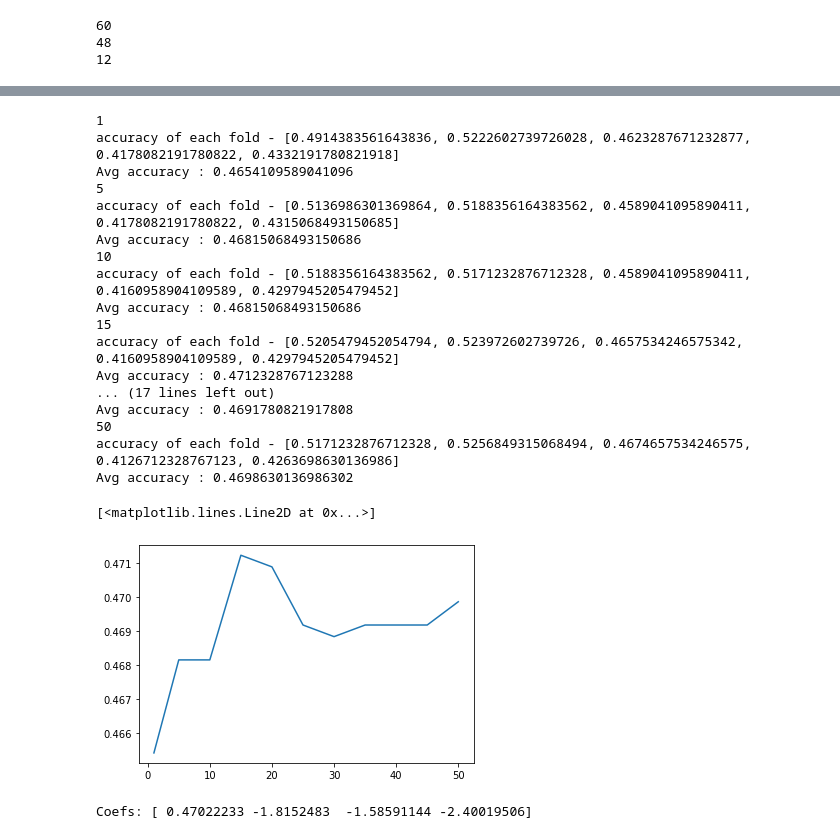
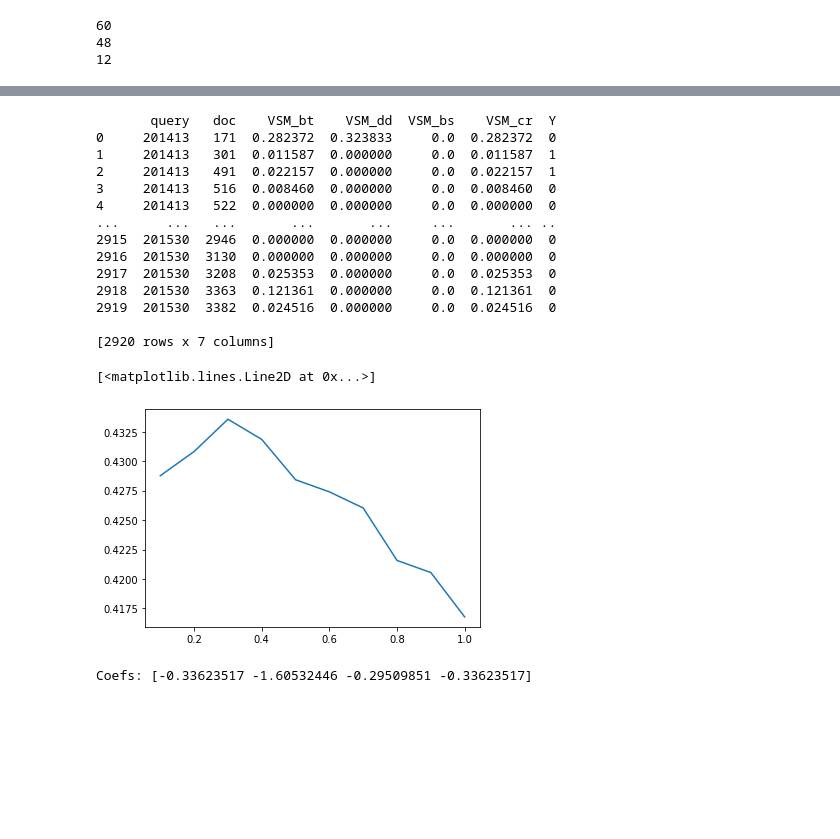
Before and after one commit to retraca/clinical-cases-retrieval, a Jupyter notebook: ggs_proj_phase2.ipynb, the cells around one changed output, grey strips where cells are left out. Saved outputs shown, nothing was run; the diff lists cells and outputs as text; code cells hidden in the pictures; blank space fills up the shorter version.

```diff
--- a/ggs_proj_phase2.ipynb
+++ b/ggs_proj_phase2.ipynb
@@ -271,17 +243,8 @@ for caseid in cases_training:
     for model in models:
         for field in fields:
             scores = model.search(caseid, field)
-            """
-            if(field_ind == 0):
-                aux = scores
-            """
             for rel in case_rel:
                 value=scores[rel]
-                """
-                try:
-                except:
-                    value = aux[rel]
-                """
                 if field_ind == 0:
                     queries_training.append(caseid)
                     docs_training.append(rel)
@@ -307,13 +270,5 @@ print(len(VSM_bs_training))
 print(len(VSM_cr_training))
 print(len(y_training))
 
-candidates = {'query': queries_training,
-              'doc': docs_training,
-              'VSM_bt': VSM_bt_training,
-              'VSM_dd': VSM_dd_training,
-              'VSM_bs': VSM_bs_training,
-              'VSM_cr': VSM_cr_training,
-              'Y': y_training
-              }
-df = pd.DataFrame(candidates, columns=['query', 'doc',
-                                       'VSM_bt', 'VSM_dd', 'VSM_bs', 'VSM_cr', 'Y'])
+
+print(VSM_bt_training)
@@ -329,66 +278,67 @@ df = pd.DataFrame(candidates, columns=['query', 'doc',
 from sklearn.linear_model import LogisticRegression
 from sklearn.model_selection import KFold
 from sklearn.metrics import accuracy_score
 import matplotlib.pyplot as plt
 
+candidates = {'query': queries_training,
+              'doc': docs_training,
+              'VSM_bt': VSM_bt_training,
+              'VSM_dd': VSM_dd_training,
+              'VSM_bs': VSM_bs_training,
+              'VSM_cr': VSM_cr_training,
+              'Y': y_training
+              }
+df = pd.DataFrame(candidates, columns=['query', 'doc',
+                                       'VSM_bt', 'VSM_dd', 'VSM_bs', 'VSM_cr', 'Y'])
 
-
-# print(df)
+print(df.head(100))
 
 x = df[['VSM_bt', 'VSM_dd', 'VSM_bs', 'VSM_cr']]
 y = df['Y']
 
 # cross-validation for different values of C
-c_values = [1, 5,  10,
-            15, 20,  25,  30,  35,  40, 45,  50]
+c_values = [ 0.1,0.2,0.3,0.4,0.5,0.6,0.7,0.8,0.9,1]
 c_ap = []
 c_p10 = []
 k = 5
 kf = KFold(n_splits=k, random_state=None)
 
 for c in c_values:
-    print(c)
     acc_score = []
     for train_index, test_index in kf.split(x):
         X_train, X_test = x.iloc[train_index, :], x.iloc[test_index, :]
         y_train, y_test = y[train_index], y[test_index]
-        clf = LogisticRegression(
-            random_state=0, C=c, class_weight='balanced').fit(X_train, y_train)
+        clf = LogisticRegression(random_state=0, C=c, class_weight='balanced').fit(X_train, y_train)
         pred_values = clf.predict(X_test)
         acc = accuracy_score(pred_values, y_test)
         acc_score.append(acc)
     avg_acc_score = sum(acc_score)/k
-    print('accuracy of each fold - {}'.format(acc_score))
-    print('Avg accuracy : {}'.format(avg_acc_score))
     c_ap.append(avg_acc_score)
 
 plt.plot(c_values, c_ap)
 # %% [output]
-1
-accuracy of each fold - [0.4914383561643836, 0.5222602739726028, 0.4623287671232877, 0.4178082191780822, 0.4332191780821918]
-Avg accuracy : 0.4654109589041096
-5
-accuracy of each fold - [0.5136986301369864, 0.5188356164383562, 0.4589041095890411, 0.4178082191780822, 0.4315068493150685]
-Avg accuracy : 0.46815068493150686
-10
-accuracy of each fold - [0.5188356164383562, 0.5171232876712328, 0.4589041095890411, 0.4160958904109589, 0.4297945205479452]
-Avg accuracy : 0.46815068493150686
-15
-accuracy of each fold - [0.5205479452054794, 0.523972602739726, 0.4657534246575342, 0.4160958904109589, 0.4297945205479452]
-Avg accuracy : 0.4712328767123288
-... (17 lines left out)
-Avg accuracy : 0.4691780821917808
-50
-accuracy of each fold - [0.5171232876712328, 0.5256849315068494, 0.4674657534246575, 0.4126712328767123, 0.4263698630136986]
-Avg accuracy : 0.4698630136986302
+       query   doc    VSM_bt    VSM_dd  VSM_bs    VSM_cr  Y
+0     201413   171  0.282372  0.323833     0.0  0.282372  0
+1     201413   301  0.011587  0.000000     0.0  0.011587  1
+2     201413   491  0.022157  0.000000     0.0  0.022157  1
+3     201413   516  0.008460  0.000000     0.0  0.008460  0
+4     201413   522  0.000000  0.000000     0.0  0.000000  0
+...      ...   ...       ...       ...     ...       ... ..
+2915  201530  2946  0.000000  0.000000     0.0  0.000000  0
+2916  201530  3130  0.000000  0.000000     0.0  0.000000  0
+2917  201530  3208  0.025353  0.000000     0.0  0.025353  0
+2918  201530  3363  0.121361  0.000000     0.0  0.121361  0
+2919  201530  3382  0.024516  0.000000     0.0  0.024516  0
+
+[2920 rows x 7 columns]
 [<matplotlib.lines.Line2D at 0x...>]
-[figure, old version]
+[figure, new version]
 # %%
 clf = LogisticRegression(
-    random_state=0, C=18, class_weight='balanced').fit(x, y)
+    random_state=0, C=3, class_weight='balanced').fit(x, y)
 coefs = clf.coef_[0]
 print('Coefs: {}'.format(coefs))
 # %% [output]
-Coefs: [ 0.47022233 -1.8152483  -1.58591144 -2.40019506]
+Coefs: [-0.33623517 -1.60532446 -0.29509851 -0.33623517]
 # %%
 #scores para as queries de teste
```
Also changed, not shown: parts of 6 cells of this notebook, 6 other files.
